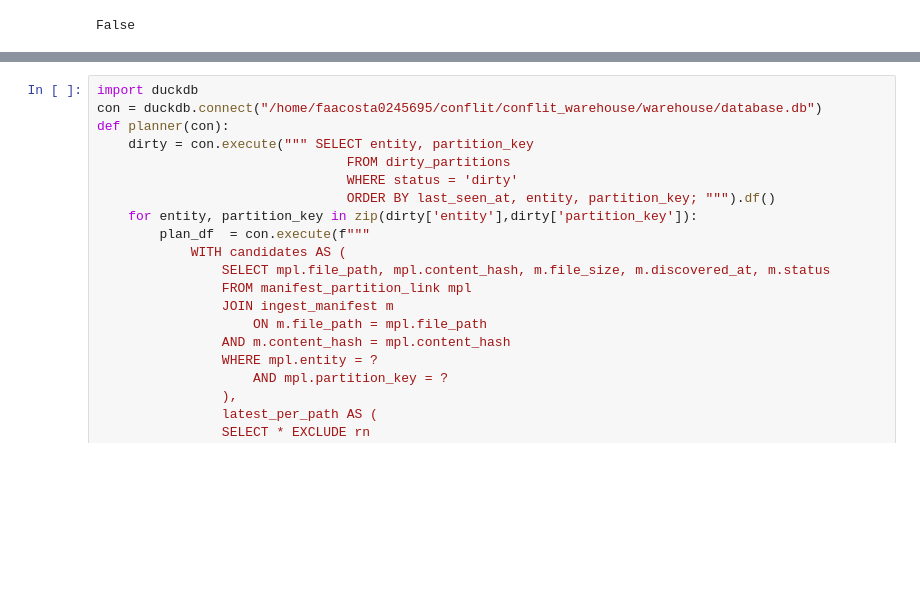
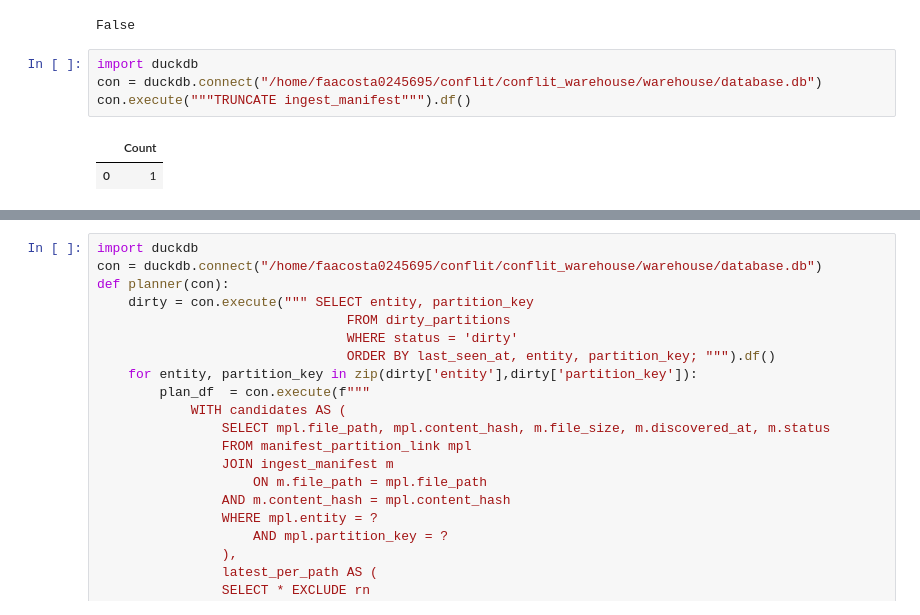
Before and after one commit to Costinha66/conflit_warehouse, a Jupyter notebook: notebooks/exploration.ipynb, the cells around one changed output, grey strips where cells are left out. Cells and saved outputs as stored; diff of their text form; blank space fills up the shorter version.

```diff
--- a/notebooks/exploration.ipynb
+++ b/notebooks/exploration.ipynb
@@ -80,6 +75,13 @@ con = duckdb.connect()
 supports_merge(con)
 # %% [output]
 False
+# %%
+import duckdb
+con = duckdb.connect("/home/faacosta0245695/conflit/conflit_warehouse/warehouse/database.db")
+con.execute("""TRUNCATE ingest_manifest""").df()
+# %% [output]
+|  | Count |
+| 0 | 1 |
 # %%
 import duckdb
 con = duckdb.connect("/home/faacosta0245695/conflit/conflit_warehouse/warehouse/database.db")
```
Also changed, not shown: parts of 3 cells of this notebook, 27 other files.
